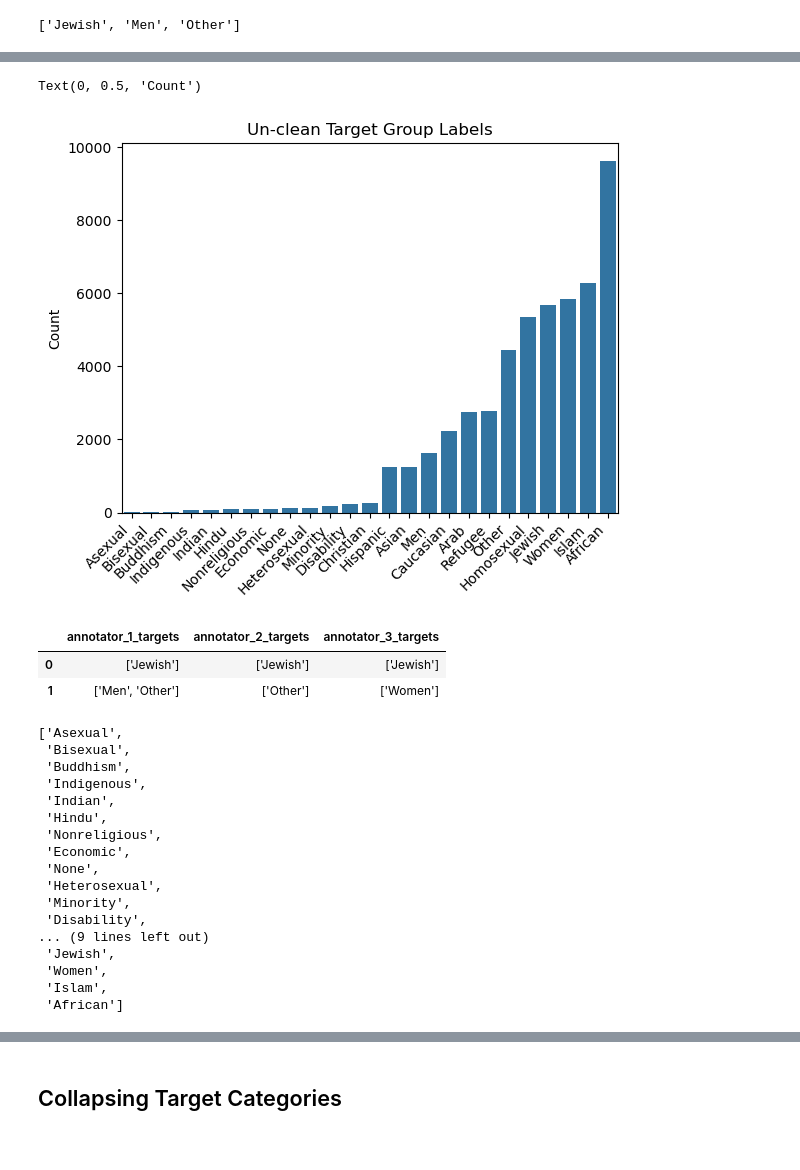
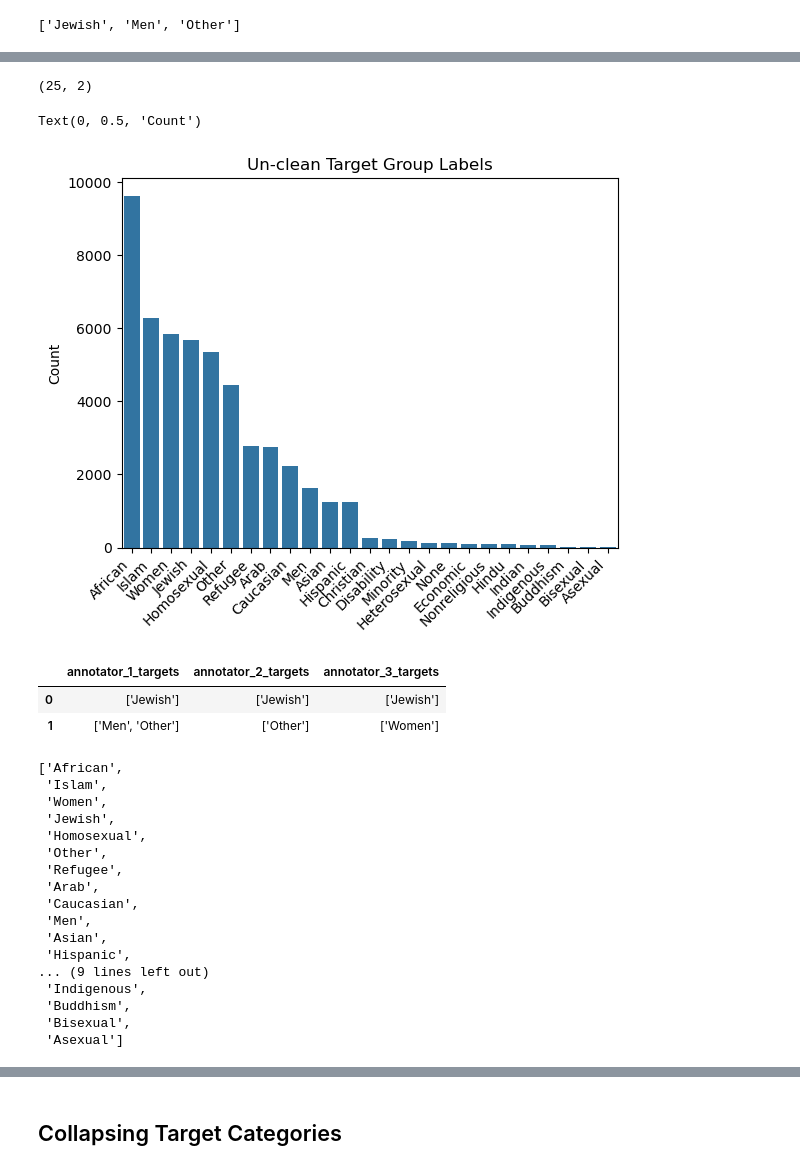
Before and after one commit to arielktran/HateSpeech, a Jupyter notebook: CSS206_project1_Ariel.ipynb, the cells around one changed output, grey strips where cells are left out. Saved outputs shown, nothing was run; the diff lists cells and outputs as text; code cells hidden in the pictures.

Commit message:
poster ready 'Data' viz

```diff
--- a/CSS206_project1_Ariel.ipynb
+++ b/CSS206_project1_Ariel.ipynb
@@ -141,4 +141,4 @@ df_target = pd.DataFrame(clean_list_target)
 df_target_count = pd.DataFrame(df_target.value_counts()).sort_values('count').reset_index()
 df_target_count = df_target_count.rename(columns = {0: "target_label"})
 # df_target_count['target_label'].to_list()
-df_target_count.value_counts()
+df_target_count = df_target_count.sort_values(by='count', ascending=False)
@@ -163,12 +145,18 @@ Name: count, dtype: int64
+# %%
+df_target_count.shape
+# %% [output]
+(25, 2)
 # %%
-g = sns.barplot(data = df_target_count, x = "target_label", y = "count")
+g = sns.barplot(data = df_target_count, x = df_target_count["target_label"], y = "count")
 plt.xticks(rotation=45, ha='right')
 plt.title("Un-clean Target Group Labels")
 plt.xlabel("")
 plt.ylabel("Count")
+# plt.ylim(0, 200)
+# g.axhline(y=100, color='red', linestyle='--', linewidth=1)
 # %% [output]
 Text(0, 0.5, 'Count')
-[figure, old version]
+[figure, new version]
 # %%
 df_full[['annotator_1_targets', 'annotator_2_targets', 'annotator_3_targets']].head(2)
 # %% [output]
@@ -183,23 +171,23 @@ df_full[['annotator_1_targets', 'annotator_2_targets', 'annotator_3_targets']].h
 # df_target_count = df_target_count.rename(columns = {0: "target_label"})
 df_target_count['target_label'].to_list()
 # %% [output]
-['Asexual',
+['African',
+ 'Islam',
+ 'Women',
+ 'Jewish',
+ 'Homosexual',
+ 'Other',
+ 'Refugee',
+ 'Arab',
+ 'Caucasian',
+ 'Men',
+ 'Asian',
+ 'Hispanic',
+... (9 lines left out)
+ 'Indigenous',
+ 'Buddhism',
  'Bisexual',
- 'Buddhism',
- 'Indigenous',
- 'Indian',
- 'Hindu',
- 'Nonreligious',
- 'Economic',
- 'None',
- 'Heterosexual',
- 'Minority',
- 'Disability',
-... (9 lines left out)
- 'Jewish',
- 'Women',
- 'Islam',
- 'African']
+ 'Asexual']
 # %%
 # reset index because dropping rows has led to gaps in index
 df_full = df_full.reset_index()
```
Also changed, not shown: parts of 13 cells of this notebook, 1 other file.
